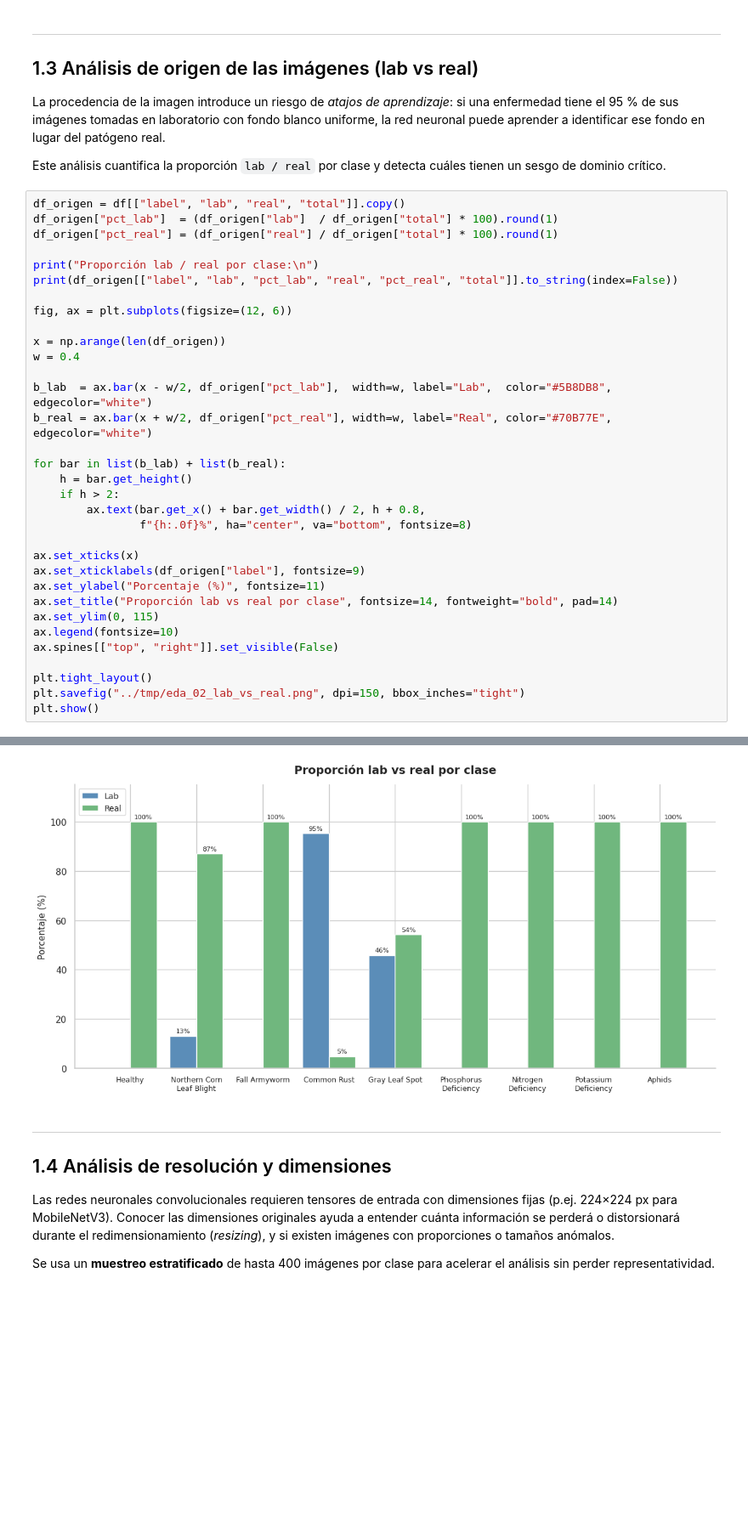
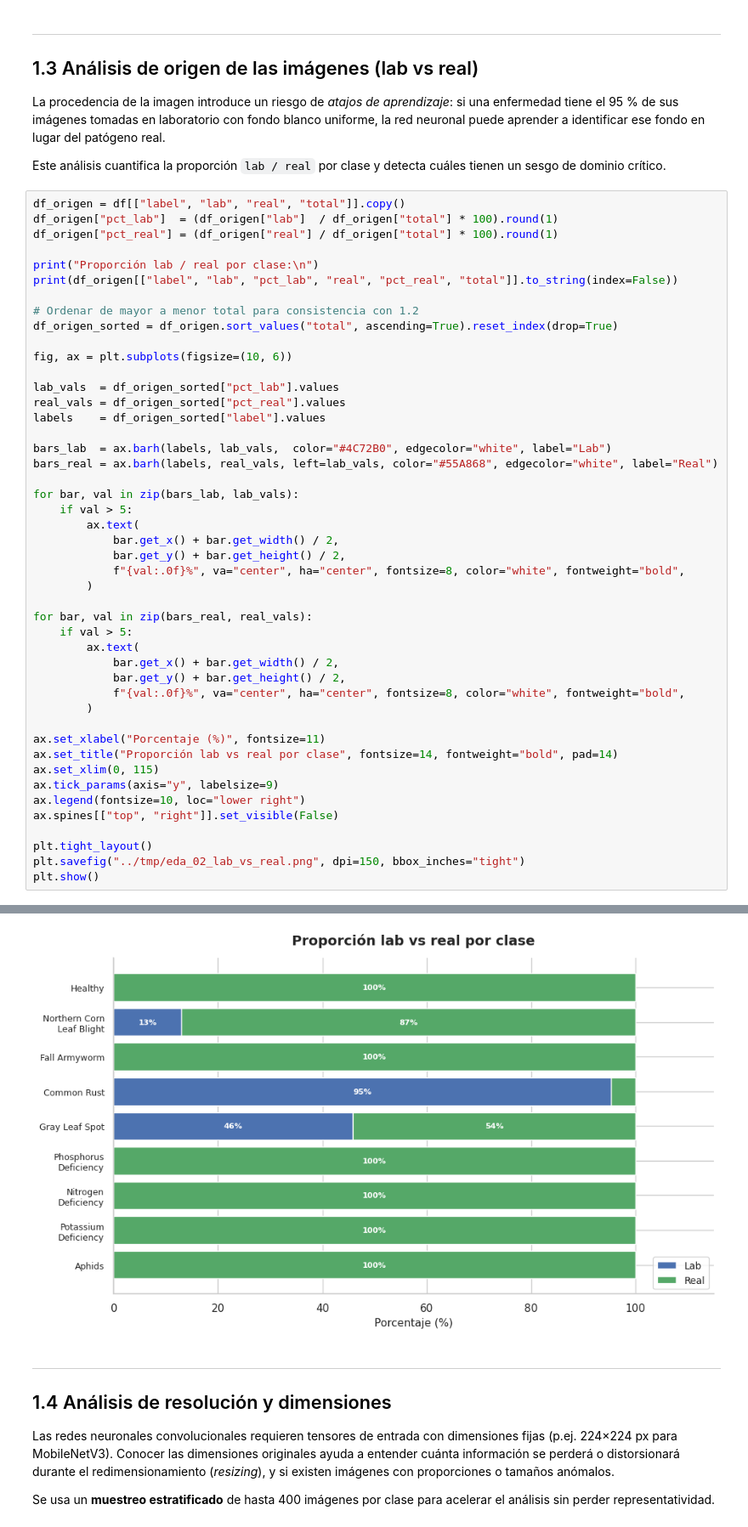
Before and after one commit to daiv05/corn-leaf-desease-project, a Jupyter notebook: notebooks/01_eda.ipynb, the cells around one changed output, grey strips where cells are left out. Shown at 85% size. Saved outputs shown, nothing was run; the diff lists cells and outputs as text; blank space fills up the shorter version.

```diff
--- a/notebooks/01_eda.ipynb
+++ b/notebooks/01_eda.ipynb
@@ -283,49 +282,62 @@ Este análisis cuantifica la proporción `lab / real` por clase y detecta cuále
 df_origen = df[["label", "lab", "real", "total"]].copy()
 df_origen["pct_lab"]  = (df_origen["lab"]  / df_origen["total"] * 100).round(1)
 df_origen["pct_real"] = (df_origen["real"] / df_origen["total"] * 100).round(1)
 
 print("Proporción lab / real por clase:\n")
 print(df_origen[["label", "lab", "pct_lab", "real", "pct_real", "total"]].to_string(index=False))
 
-fig, ax = plt.subplots(figsize=(12, 6))
+# Ordenar de mayor a menor total para consistencia con 1.2
+df_origen_sorted = df_origen.sort_values("total", ascending=True).reset_index(drop=True)
 
-x = np.arange(len(df_origen))
-w = 0.4
+fig, ax = plt.subplots(figsize=(10, 6))
 
-b_lab  = ax.bar(x - w/2, df_origen["pct_lab"],  width=w, label="Lab",  color="#5B8DB8", edgecolor="white")
-b_real = ax.bar(x + w/2, df_origen["pct_real"], width=w, label="Real", color="#70B77E", edgecolor="white")
+lab_vals  = df_origen_sorted["pct_lab"].values
+real_vals = df_origen_sorted["pct_real"].values
+labels    = df_origen_sorted["label"].values
 
-for bar in list(b_lab) + list(b_real):
-    h = bar.get_height()
-    if h > 2:
-        ax.text(bar.get_x() + bar.get_width() / 2, h + 0.8,
-                f"{h:.0f}%", ha="center", va="bottom", fontsize=8)
+bars_lab  = ax.barh(labels, lab_vals,  color="#4C72B0", edgecolor="white", label="Lab")
+bars_real = ax.barh(labels, real_vals, left=lab_vals, color="#55A868", edgecolor="white", label="Real")
 
-ax.set_xticks(x)
-ax.set_xticklabels(df_origen["label"], fontsize=9)
-ax.set_ylabel("Porcentaje (%)", fontsize=11)
+for bar, val in zip(bars_lab, lab_vals):
+    if val > 5:
+        ax.text(
+            bar.get_x() + bar.get_width() / 2,
+            bar.get_y() + bar.get_height() / 2,
+            f"{val:.0f}%", va="center", ha="center", fontsize=8, color="white", fontweight="bold",
+        )
+
+for bar, val in zip(bars_real, real_vals):
+    if val > 5:
+        ax.text(
+            bar.get_x() + bar.get_width() / 2,
+            bar.get_y() + bar.get_height() / 2,
+            f"{val:.0f}%", va="center", ha="center", fontsize=8, color="white", fontweight="bold",
+        )
+
+ax.set_xlabel("Porcentaje (%)", fontsize=11)
 ax.set_title("Proporción lab vs real por clase", fontsize=14, fontweight="bold", pad=14)
-ax.set_ylim(0, 115)
-ax.legend(fontsize=10)
+ax.set_xlim(0, 115)
+ax.tick_params(axis="y", labelsize=9)
+ax.legend(fontsize=10, loc="lower right")
 ax.spines[["top", "right"]].set_visible(False)
 
 plt.tight_layout()
 plt.savefig("../tmp/eda_02_lab_vs_real.png", dpi=150, bbox_inches="tight")
 plt.show()
 # %% [output]
 Proporción lab / real por clase:
 
                      label  lab  pct_lab  real  pct_real  total
                    Healthy    0      0.0  8744     100.0   8744
 Northern Corn\nLeaf Blight  888     13.0  5942      87.0   6830
              Fall Armyworm    0      0.0  4857     100.0   4857
                Common Rust 2150     95.3   106       4.7   2256
             Gray Leaf Spot  513     45.8   606      54.2   1119
     Phosphorus\nDeficiency    0      0.0   612     100.0    612
       Nitrogen\nDeficiency    0      0.0   523     100.0    523
      Potassium\nDeficiency    0      0.0   266     100.0    266
                     Aphids    0      0.0    77     100.0     77
-[figure, old version]
+[figure, new version]
 # %% [markdown]
 ---
 
```
Also changed, not shown: parts of 12 cells of this notebook.
